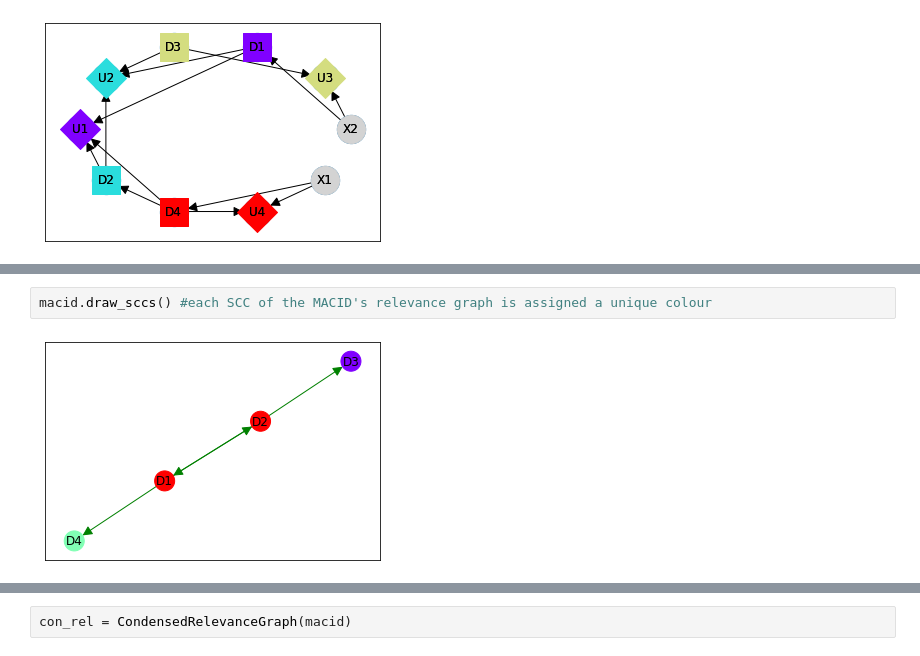
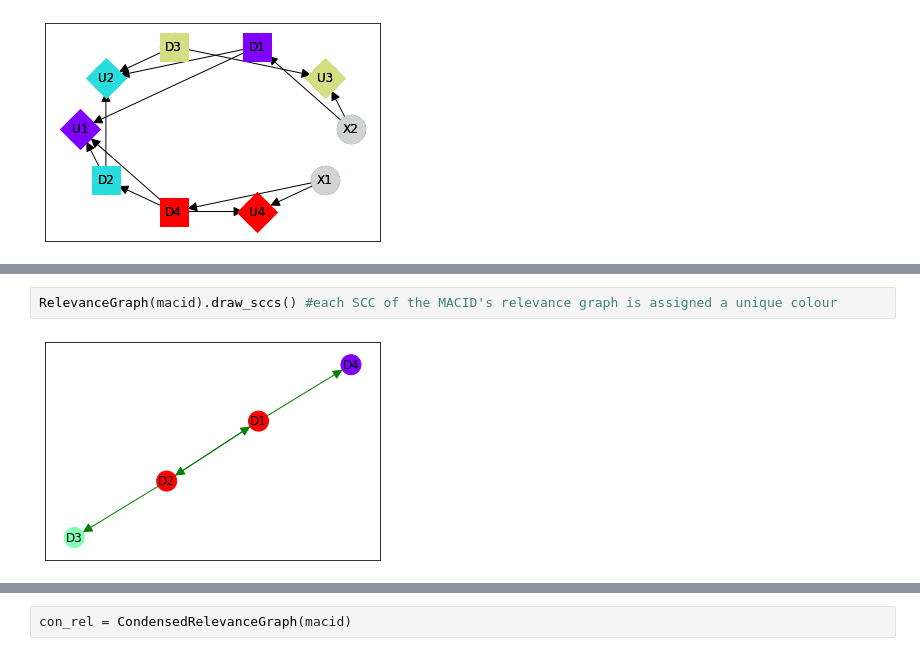
Before and after one commit to causalincentives/pycid, a Jupyter notebook: notebooks/MACID_Basics_Tutorial.ipynb, the cells around one changed output, grey strips where cells are left out. Drawn from its saved outputs; the diff is of its cells as text.

```diff
--- a/notebooks/MACID_Basics_Tutorial.ipynb
+++ b/notebooks/MACID_Basics_Tutorial.ipynb
@@ -169,7 +169,7 @@ RelevanceGraph(macid).draw()
 # %%
-macid.draw_sccs() #each SCC of the MACID's relevance graph is assigned a unique colour
+RelevanceGraph(macid).draw_sccs() #each SCC of the MACID's relevance graph is assigned a unique colour
 # %% [output]
-[figure, old version]
+[figure, new version]
 # %%
 CondensedRelevanceGraph(macid).draw() #the condensed relevance graph is always acyclic.
 # %% [output]
```
Also changed, not shown: parts of 16 cells of this notebook, 6 other files.
